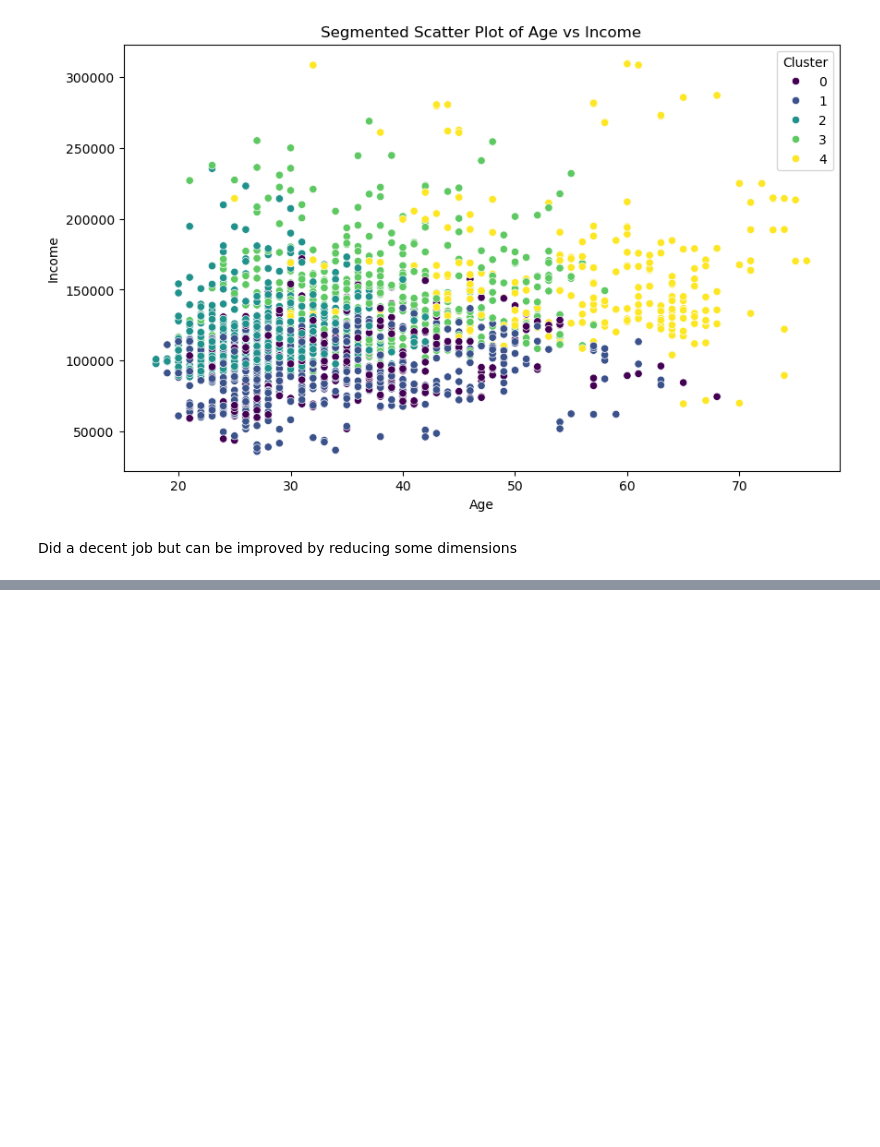
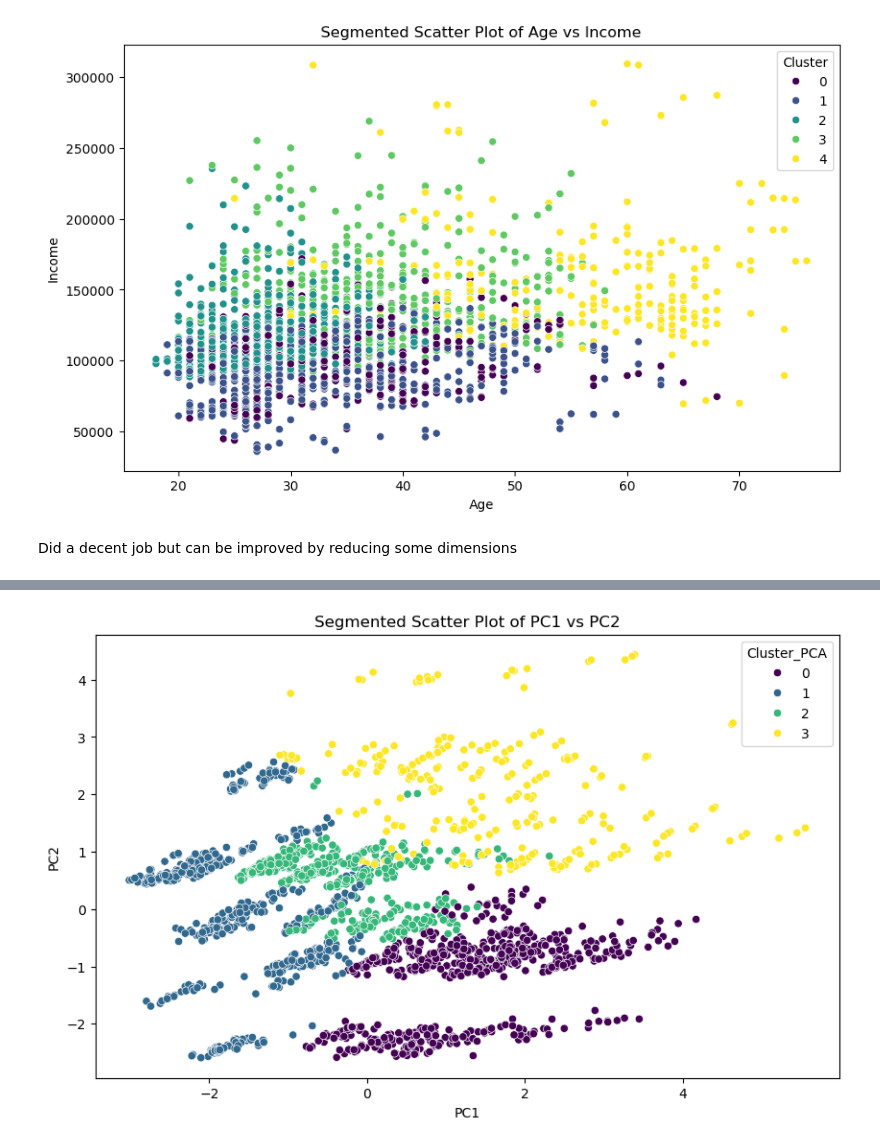
Before and after one commit to satwikboina111/CustomerAnalytics, a Jupyter notebook: Notebooks/Customer_Segmentation.ipynb, the cells around one changed output, grey strips where cells are left out. Saved outputs shown, nothing was run; the diff lists cells and outputs as text; code cells hidden in the pictures; blank space fills up the shorter version.

```diff
--- a/Notebooks/Customer_Segmentation.ipynb
+++ b/Notebooks/Customer_Segmentation.ipynb
@@ -206,0 +375,3 @@ Did a decent job but can be improved by reducing some dimensions
+# %%
+scores_df = pd.DataFrame(scores, columns=[f"PC{i}" for i in range(1, 4)],index = df_segmented.index)
+scores_df
@@ -206,0 +403,6 @@ Did a decent job but can be improved by reducing some dimensions
+# %%
+df_segmented_pca = df_segmented.copy()
+df_segmented_pca["Cluster_PCA"] = kmeans_pca.labels_
+df_segmented_pca = pd.concat([df_segmented_pca, scores_df], axis=1)
+df_segmented_pca = df_segmented_pca.reset_index(drop=True)
+df_segmented_pca.head()
@@ -206,0 +426,4 @@ Did a decent job but can be improved by reducing some dimensions
+# %%
+scatter_plot(df_segmented_pca, "PC1", "PC2", hue="Cluster_PCA", title="Segmented Scatter Plot of PC1 vs PC2")
+# %% [output]
+[figure, added]
```
Also changed, not shown: parts of 32 cells of this notebook, 2 other files.
